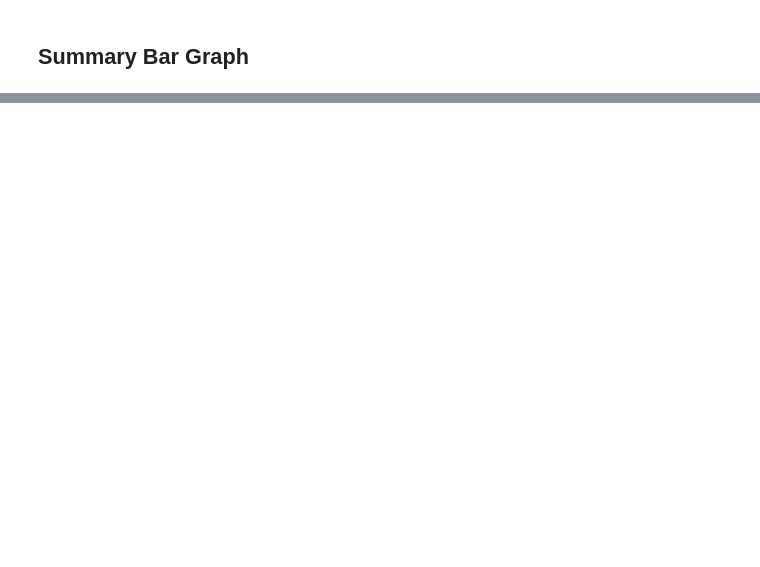
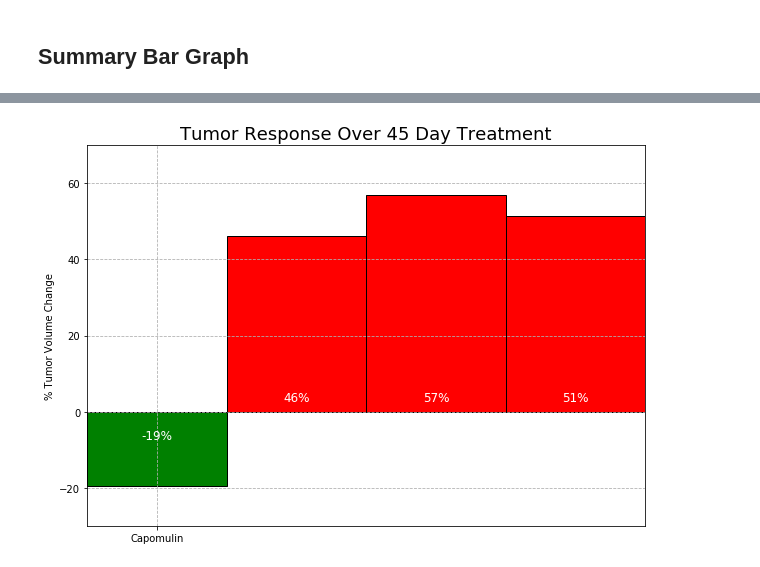
Before and after one commit to allisonwest/MatolotlibHW, a Jupyter notebook: pymaceuticals_HW_AllisonW.ipynb, the cells around one changed output, grey strips where cells are left out. Drawn from its saved outputs; the diff is of its cells as text; code cells hidden in the pictures; blank space fills up the shorter version.

```diff
--- a/pymaceuticals_HW_AllisonW.ipynb
+++ b/pymaceuticals_HW_AllisonW.ipynb
@@ -287,0 +265,17 @@ fig.show()
+# %%
+# Calculate the percent changes for each drug
+Capomulin_change = ((tumor_data["Capomulin"][45] - tumor_data["Capomulin"][0])/45)*100
+Ceftamin_change = ((tumor_data["Ceftamin"][45] - tumor_data["Ceftamin"][0])/45)*100
+Infubinol_change = ((tumor_data["Infubinol"][45] - tumor_data["Infubinol"][0])/45)*100
+Ketapril_change = ((tumor_data["Ketapril"][45] - tumor_data["Ketapril"][0])/45)*100
+Naftisol_change = ((tumor_data["Naftisol"][45] - tumor_data["Naftisol"][0])/45)*100
+Placebo_change = ((tumor_data["Placebo"][45] - tumor_data["Placebo"][0])/45)*100
+Propriva_change = ((tumor_data["Propriva"][45] - tumor_data["Propriva"][0])/45)*100
+Ramicane_change = ((tumor_data["Ramicane"][45] - tumor_data["Ramicane"][0])/45)*100
+Stelasyn_change = ((tumor_data["Stelasyn"][45] - tumor_data["Stelasyn"][0])/45)*100
+Zoniferol_change = ((tumor_data["Zoniferol"][45] - tumor_data["Zoniferol"][0])/45)*100
+
+drug_change_df = pd.DataFrame({"Drug": ["Capomulin", "Infubinol", "Ketapril", "Placebo"],
+                               "Percent Change": [Capomulin_change, Infubinol_change, Ketapril_change, Placebo_change]
+                              })
+drug_change_df
@@ -288,2 +288,43 @@ fig.show()
+# %%
+plt.figure(figsize=(10,7))
+
+rect_1 = plt.bar(0, drug_change_df["Percent Change"][0], color='g', alpha=1, align="edge", ec="black", width=1)
+rect_2 = plt.bar(1, drug_change_df["Percent Change"][1], color='r', alpha=1, align="edge", ec="black", width=1)
+rect_3 = plt.bar(2, drug_change_df["Percent Change"][2], color='r', alpha=1, align="edge", ec="black", width=1)
+rect_4 = plt.bar(3, drug_change_df["Percent Change"][3], color='r', alpha=1, align="edge", ec="black", width=1)
+tick_locations = [value+0.5 for value in x_axis]
+plt.grid(linestyle="dashed")
+plt.xticks(tick_locations, drug_change_df["Drug"])
+
+plt.xlim(0, 4)
+plt.ylim(-30, 70)
+
+plt.title("Tumor Response Over 45 Day Treatment", fontsize=18)
+plt.ylabel("% Tumor Volume Change")
+
+def autolabel(rects):
+    for rect in rects:
+        height = rect.get_height()
+        plt.text(rect.get_x() + rect.get_width()/2., -8,
+                '%d' % int(height) + "%",
+                ha='center', va='bottom', color='white', fontsize=12)
+
+autolabel(rect_1)
+
+def autolabel(rects):
+    for rect in rects:
+        height = rect.get_height()
+        plt.text(rect.get_x() + rect.get_width()/2., 2,
+                '%d' % int(height) + "%",
+                ha='center', va='bottom', color='white', fontsize=12)
+
+autolabel(rect_2)
+autolabel(rect_3)
+autolabel(rect_4)
+
+plt.savefig('responsebydrug.png')
+plt.show()
+# %% [output]
+[figure, added]
 # %% [markdown]
 ![Metastatic Spread During Treatment](../Images/change.png)
```
Also changed, not shown: parts of 16 cells of this notebook, 5 other files.
